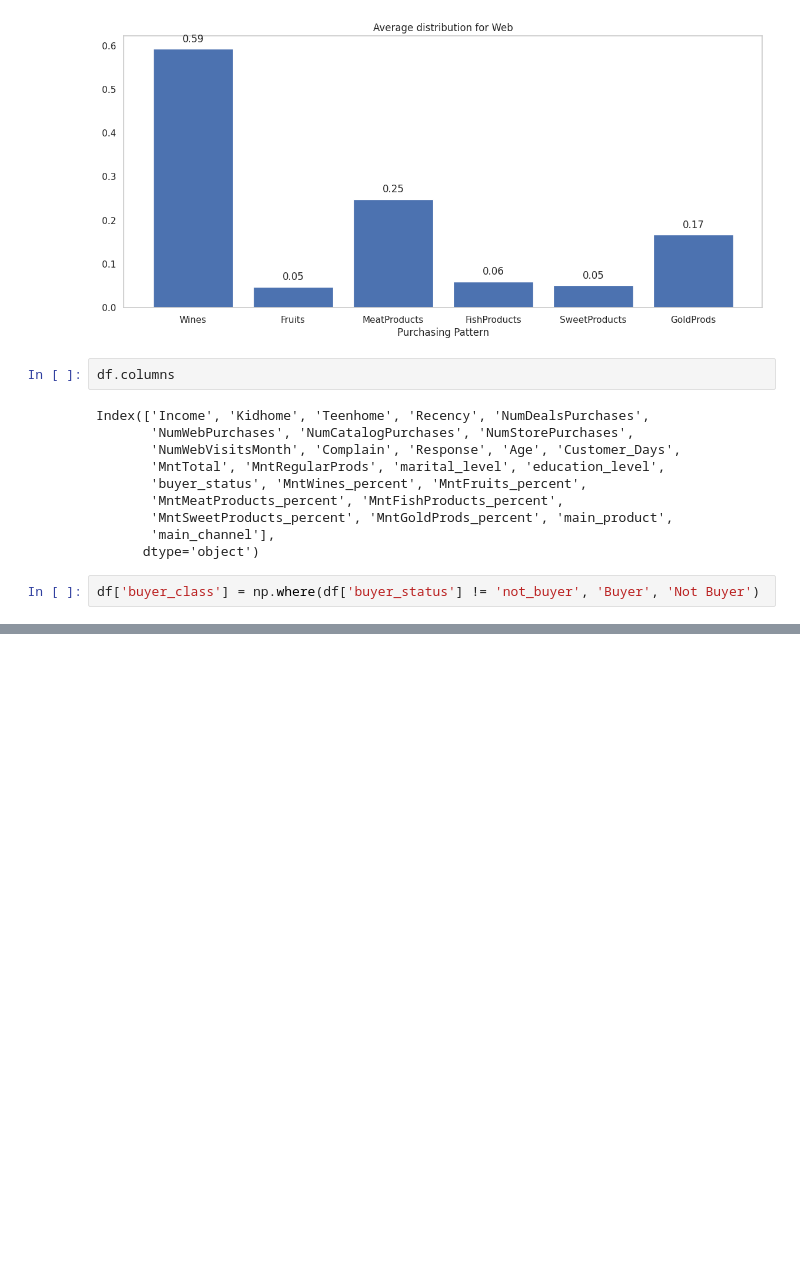
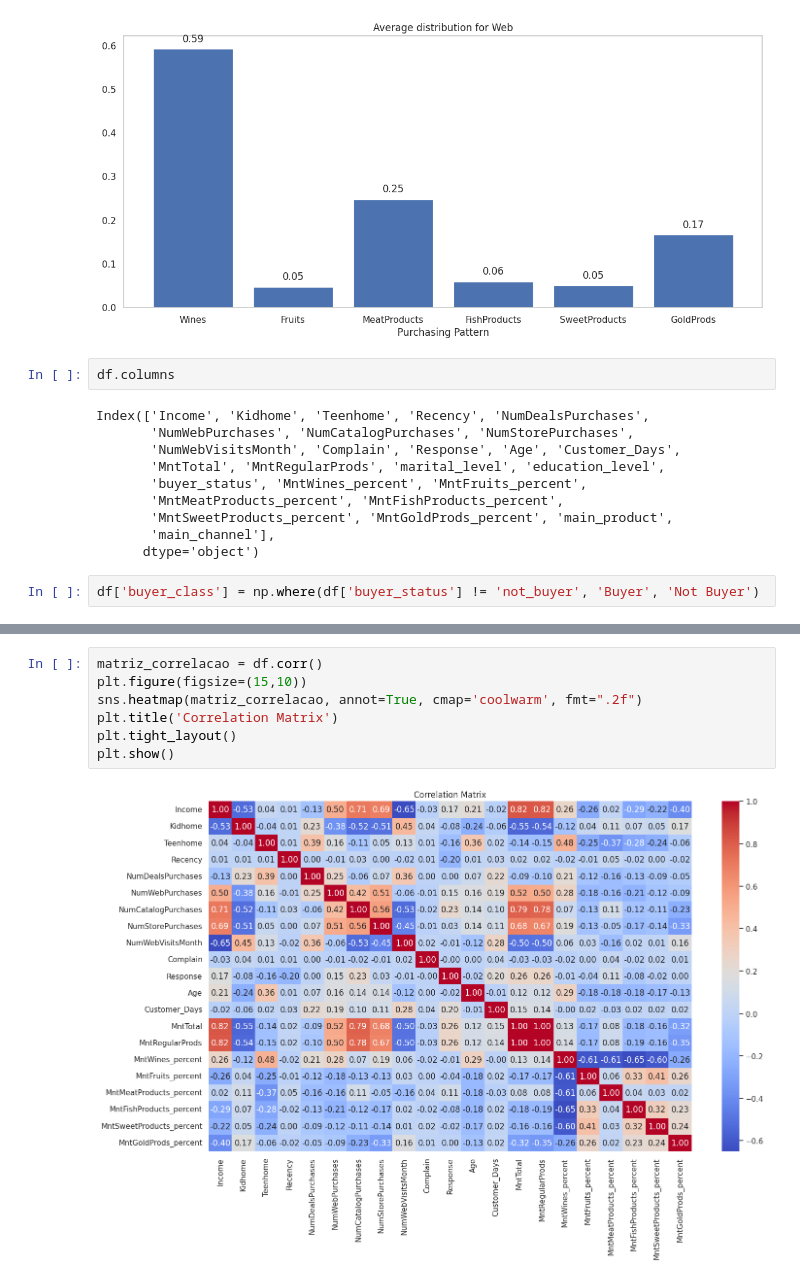
Before and after one commit to petrugeral/Marketing_Analytics, a Jupyter notebook: ifood_marketing_analytics/workspace.ipynb, the cells around one changed output, grey strips where cells are left out. Saved outputs shown, nothing was run; the diff lists cells and outputs as text; blank space fills up the shorter version.

```diff
--- a/ifood_marketing_analytics/workspace.ipynb
+++ b/ifood_marketing_analytics/workspace.ipynb
@@ -607,0 +620,9 @@ No artists with labels found to put in legend.  Note that artists whose label st
+# %%
+matriz_correlacao = df.corr()
+plt.figure(figsize=(15,10))
+sns.heatmap(matriz_correlacao, annot=True, cmap='coolwarm', fmt=".2f")
+plt.title('Correlation Matrix')
+plt.tight_layout()
+plt.show()
+# %% [output]
+[figure, added]
```
Also changed, not shown: parts of 4 cells of this notebook.
